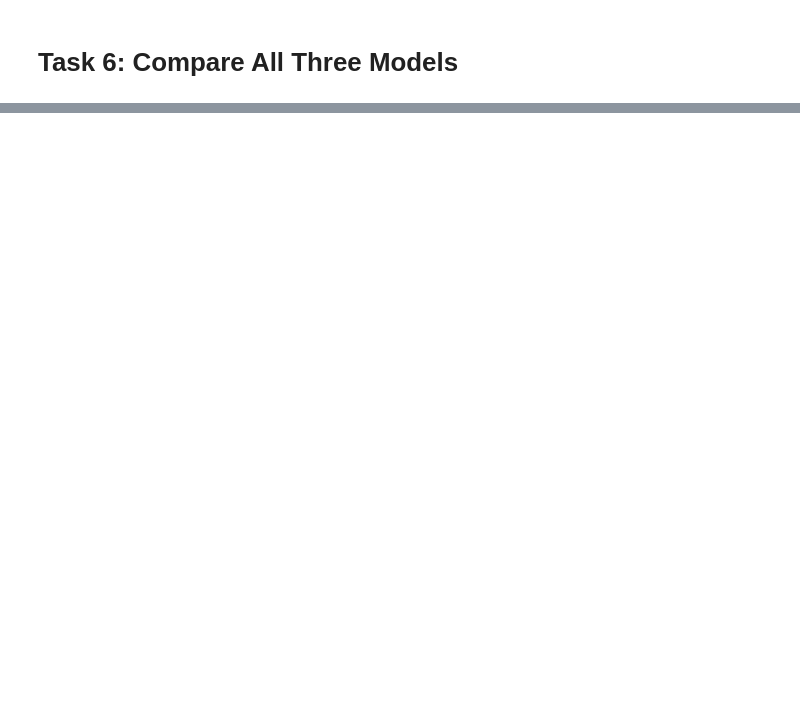
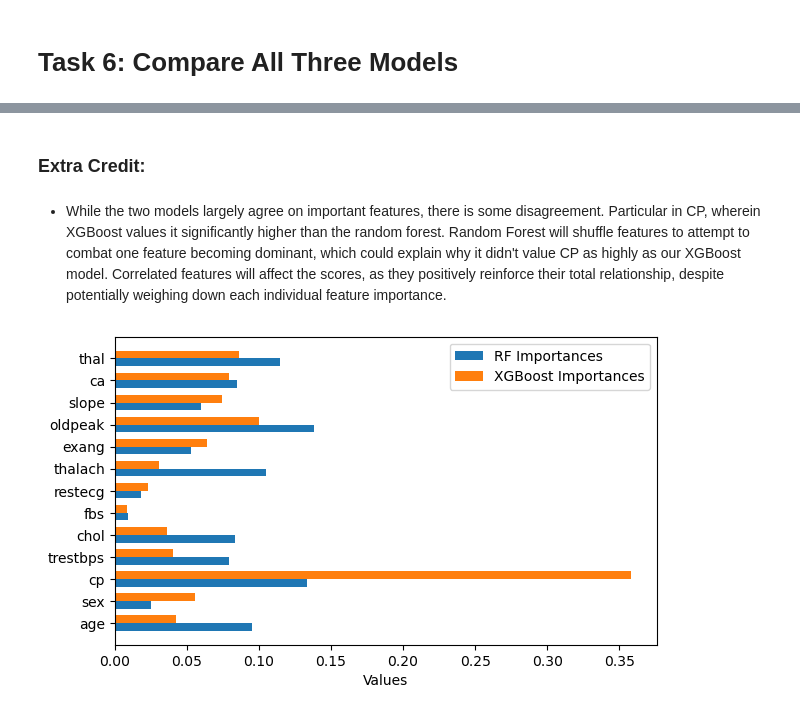
Before and after one commit to AndrewGriffith328/committee_of_trees, a Jupyter notebook: assg.ipynb, the cells around one changed output, grey strips where cells are left out. Saved outputs shown, nothing was run; the diff lists cells and outputs as text; code cells hidden in the pictures; blank space fills up the shorter version.

```diff
--- a/assg.ipynb
+++ b/assg.ipynb
@@ -117,0 +210,26 @@ Decision Tree test accuracy:   0.685
+# %% [markdown]
+### Extra Credit:
+# %% [markdown]
+- While the two models largely agree on important features, there is some disagreement. Particular in CP, wherein XGBoost values it significantly higher than the random forest. Random Forest will shuffle features to attempt to combat one feature becoming dominant, which could explain why it didn't value CP as highly as our XGBoost model. Correlated features will affect the scores, as they positively reinforce their total relationship, despite potentially weighing down each individual feature importance.
+# %%
+import numpy as np
+
+importances = pd.Series(rf.feature_importances_, index=feature_names)
+importances_xgb = pd.Series(xgb.feature_importances_, index=feature_names)
+
+n_categories = len(feature_names)
+y_pos = np.arange(n_categories)
+bar_width = 0.35
+
+fig, ax = plt.subplots(figsize=(7, 4))
+ax.barh(y_pos - bar_width/2, importances, height=bar_width, label='RF Importances')
+ax.barh(y_pos + bar_width/2, importances_xgb, height=bar_width, label='XGBoost Importances')
+
+
+ax.set_yticks(y_pos)
+ax.set_yticklabels(feature_names)
+ax.set_xlabel('Values')
+ax.legend()
+plt.show()
+# %% [output]
+[figure, added]
```
Also changed, not shown: parts of 14 cells of this notebook.
